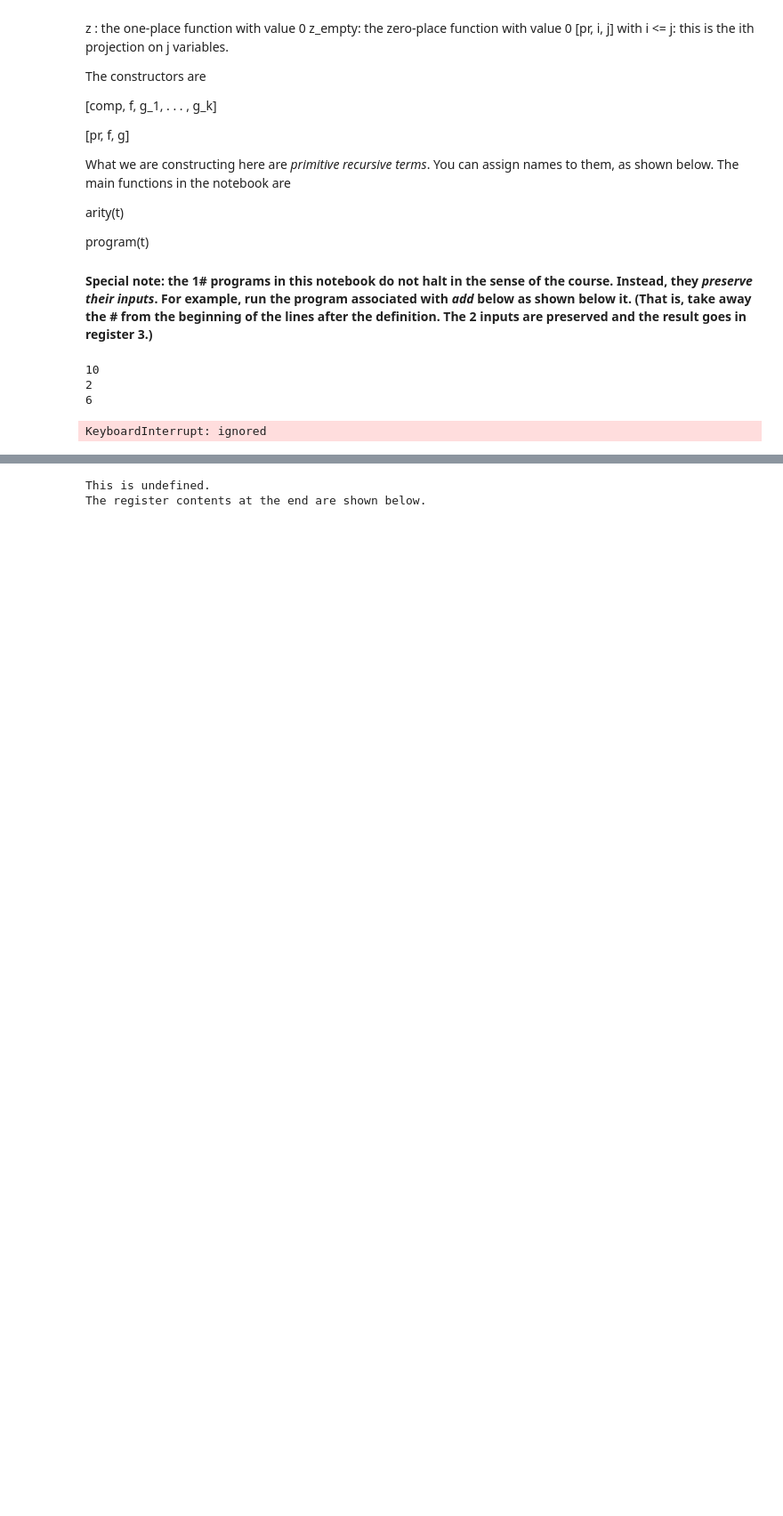
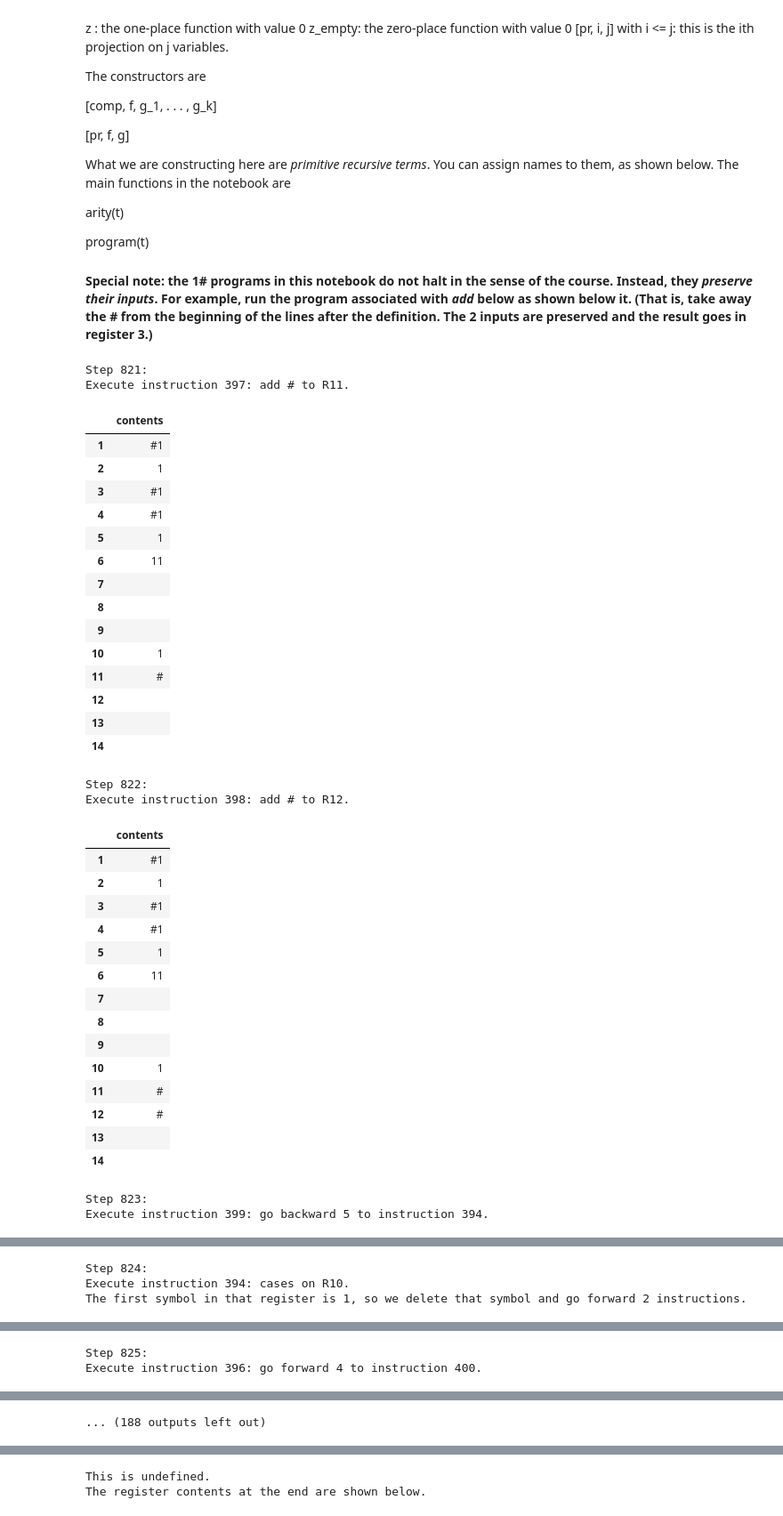
Before and after one commit to lmoss/onesharp, a Jupyter notebook: primitive_recursion.ipynb, the cells around one changed output, grey strips where cells are left out. Shown at 89% size. Cells and saved outputs as stored; diff of their text form; code cells hidden in the pictures; blank space fills up the shorter version.

```diff
--- a/primitive_recursion.ipynb
+++ b/primitive_recursion.ipynb
@@ -670,18 +593,20 @@ def compose(outer_fn,proglist,argument_number,used_reg):
 # g and h are assumed to preserve their inputs
 def primitive_recursion(g,h,arity,used_reg):
   free = used_reg +1
-  plan = [['top',move_prog(arity,free) + g +
+  plan = [['top',move_prog(arity,free) +
+               g +
                move_prog(arity,arity+1) +
                ones(arity) + '##' ],
-          ['second',compare_prog(free,arity)],
-          ['fourth', 'cases', free+1, 'a', 'main_loop', 'end' ],
-          ['a', clear_prog(free)],
+          [compare_prog(free,arity)],
+          ['decision', 'cases', free+1, 'main_loop','clear_out', 'end' ],
+          ['clear_out', clear_prog(free)],
           ['goto', 'end'],
-          ['main_loop',h +clear_prog(arity+1) +
+          ['main_loop',h +
+               clear_prog(arity+1) +
                move_prog(arity+2,arity+1) +
-               successor_prog(arity,free+2) +
+               successor_prog(arity,arity+2) +
                compare_prog(free,arity)],
-          ['goto', 'fourth'],
+          ['goto', 'decision'],
         ]
   trial = sanity(plan)
   return(trial)
@@ -826,13 +751,47 @@ chi_equals = [comp, mul, chi_lesser_or_equal, chi_greater_or_equal ]
 #onesharp(program([comp, pred, [proj,2,2]]), ['11','#1#1'])
 #print(successor)
 # %%
-print(essentially_used(mul))
+print(essentially_used(add))
 print(arity(mul))
-print(essentially_used([comp, s, [proj, 1,1]]))
+print(essentially_used([comp, add,[proj, 3,3],[proj, 1, 3]]))
 p = program(mul)
-onesharp(p, ['11','#1'])
+parse(p)[240:250]
+#onesharp(program(z),['1##1'])
+step_by_step(p, ['#1','1'])
 # %% [output]
-10
-2
-6
+Step 821:
+Execute instruction 397: add # to R11.
+|  | contents |
+| 1 | #1 |
+| 2 | 1 |
+| 3 | #1 |
+| 4 | #1 |
+| 5 | 1 |
+| 6 | 11 |
+| 7 |  |
+| 8 |  |
+| 9 |  |
+| 10 | 1 |
+| 11 | # |
+| 12 |  |
+| 13 |  |
+| 14 |  |
-KeyboardInterrupt: ignored
+Step 822:
+Execute instruction 398: add # to R12.
+|  | contents |
+| 1 | #1 |
+| 2 | 1 |
+| 3 | #1 |
+| 4 | #1 |
+| 5 | 1 |
+| 6 | 11 |
+| 7 |  |
+| 8 |  |
+| 9 |  |
+| 10 | 1 |
+| 11 | # |
+| 12 | # |
+| 13 |  |
+| 14 |  |
+Step 823:
+Execute instruction 399: go backward 5 to instruction 394.
@@ -838,0 +813,3 @@ KeyboardInterrupt: ignored
+Step 824:
+Execute instruction 394: cases on R10.
+The first symbol in that register is 1, so we delete that symbol and go forward 2 instructions.
@@ -838,0 +831,2 @@ KeyboardInterrupt: ignored
+Step 825:
+Execute instruction 396: go forward 4 to instruction 400.
@@ -839,3 +865,4 @@ KeyboardInterrupt: ignored
+... (188 outputs left out)
 # %%
 ### exercise 5b below
 g = [comp, chi_equals, [proj,2,3], [comp, mul, [proj,1,3],[proj,3,3]]]
```
Also changed, not shown: parts of 23 cells of this notebook.
